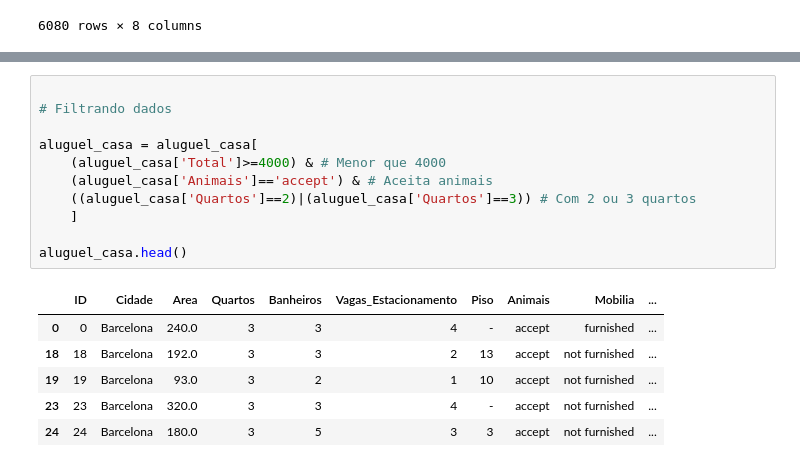
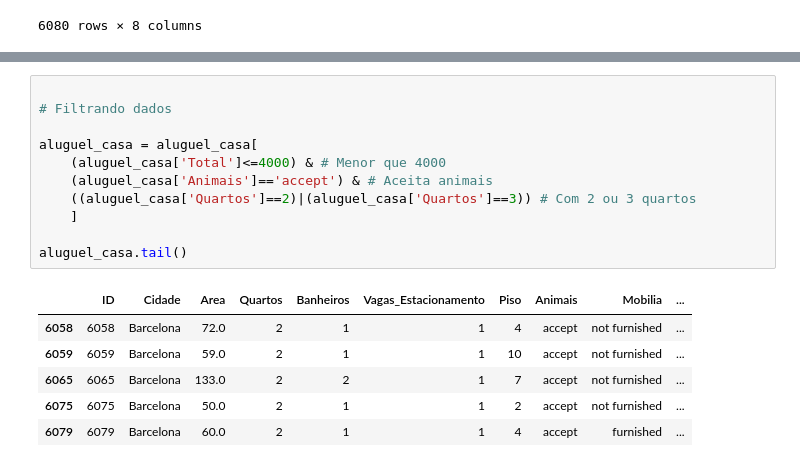
Before and after one commit to paulohenriquesilva3m/paulohenriquesilva3m, a Jupyter notebook: Analise_Alugueis.ipynb, the cells around one changed output, grey strips where cells are left out. Saved outputs shown, nothing was run; the diff lists cells and outputs as text.

Commit message:
Análises iniciais de um banco de dados de aluguel de residências.

```diff
--- a/Analise_Alugueis.ipynb
+++ b/Analise_Alugueis.ipynb
@@ -189,21 +189,21 @@ aluguel_casa[['Area',
 # %%
 
 # Filtrando dados
 
 aluguel_casa = aluguel_casa[
-    (aluguel_casa['Total']>=4000) & # Menor que 4000
+    (aluguel_casa['Total']<=4000) & # Menor que 4000
     (aluguel_casa['Animais']=='accept') & # Aceita animais
     ((aluguel_casa['Quartos']==2)|(aluguel_casa['Quartos']==3)) # Com 2 ou 3 quartos
     ]
 
-aluguel_casa.head()
+aluguel_casa.tail()
 # %% [output]
 |  | ID | Cidade | Area | Quartos | Banheiros | Vagas_Estacionamento | Piso | Animais | Mobilia | ... |
-| 0 | 0 | Barcelona | 240.0 | 3 | 3 | 4 | - | accept | furnished | ... |
-| 18 | 18 | Barcelona | 192.0 | 3 | 3 | 2 | 13 | accept | not furnished | ... |
-| 19 | 19 | Barcelona | 93.0 | 3 | 2 | 1 | 10 | accept | not furnished | ... |
-| 23 | 23 | Barcelona | 320.0 | 3 | 3 | 4 | - | accept | not furnished | ... |
-| 24 | 24 | Barcelona | 180.0 | 3 | 5 | 3 | 3 | accept | not furnished | ... |
+| 6058 | 6058 | Barcelona | 72.0 | 2 | 1 | 1 | 4 | accept | not furnished | ... |
+| 6059 | 6059 | Barcelona | 59.0 | 2 | 1 | 1 | 10 | accept | not furnished | ... |
+| 6065 | 6065 | Barcelona | 133.0 | 2 | 2 | 1 | 7 | accept | not furnished | ... |
+| 6075 | 6075 | Barcelona | 50.0 | 2 | 1 | 1 | 2 | accept | not furnished | ... |
+| 6079 | 6079 | Barcelona | 60.0 | 2 | 1 | 1 | 4 | accept | furnished | ... |
 # %%
 # Nova análise descritiva básica das colunas selecionadas
 
```
Also changed, not shown: parts of 13 cells of this notebook.
